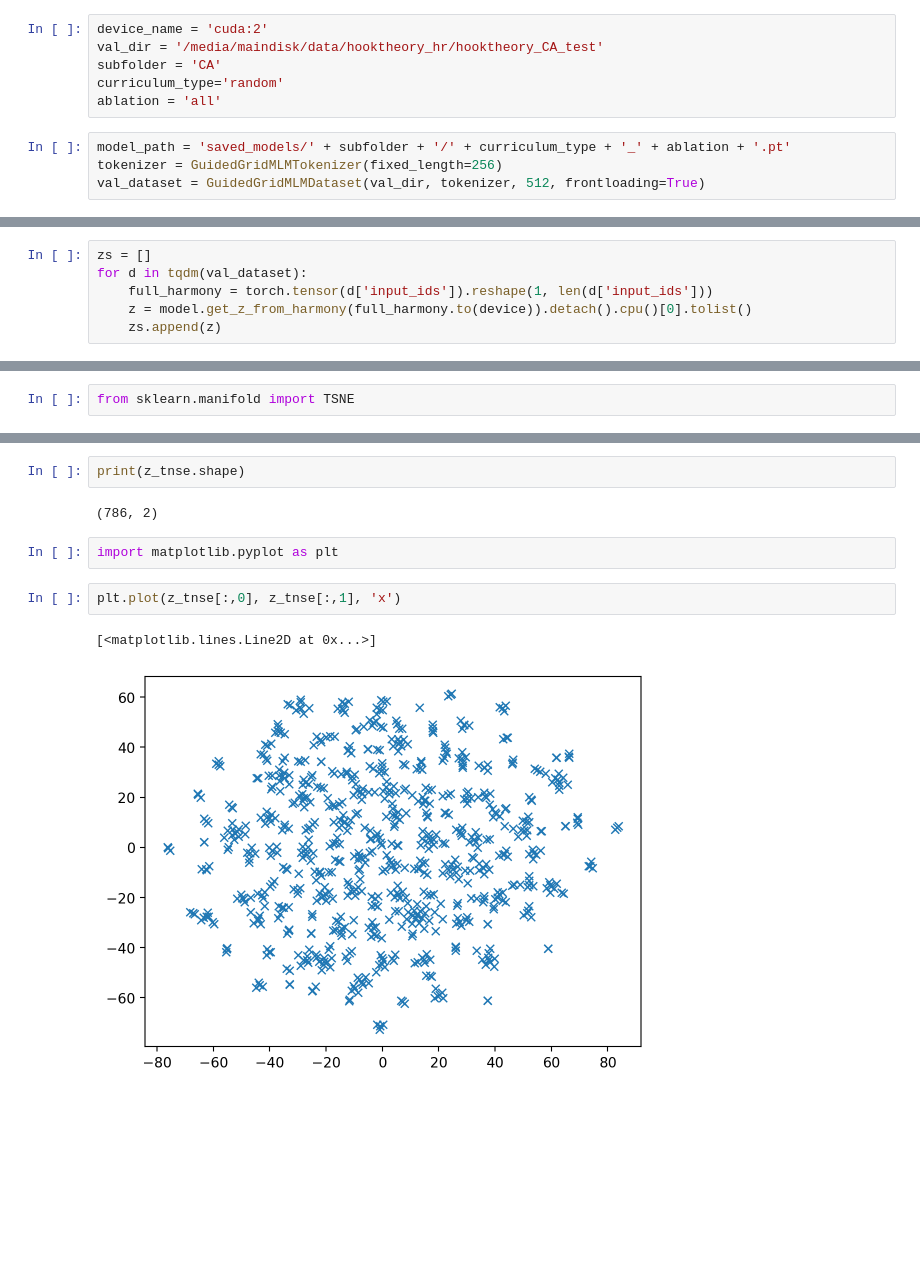
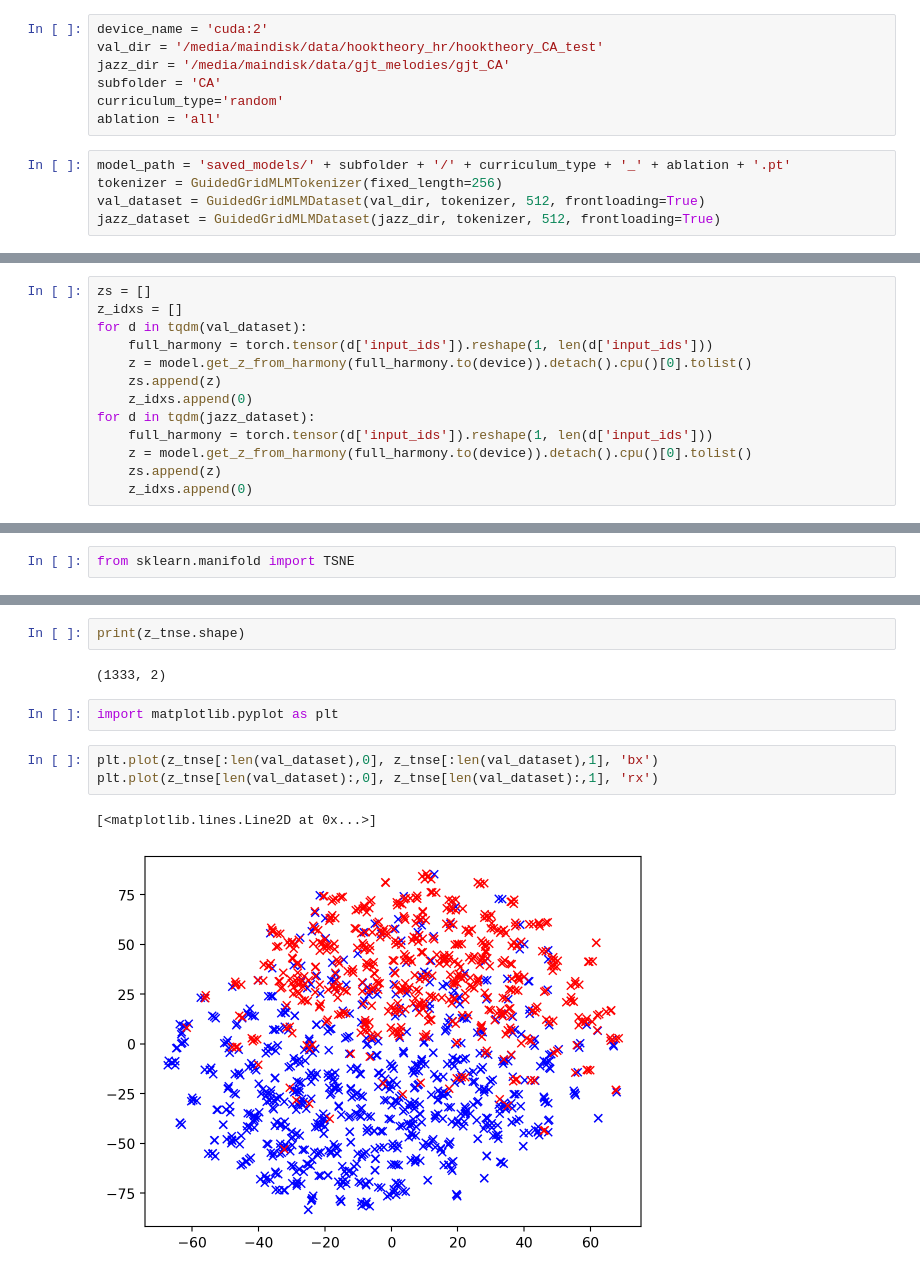
Before and after one commit to maximoskp/GuidedGridMLMH, a Jupyter notebook: visualize_CA.ipynb, the cells around one changed output, grey strips where cells are left out. Saved outputs shown, nothing was run; the diff lists cells and outputs as text; blank space fills up the shorter version.

Commit message:
CA jazz git puch

```diff
--- a/visualize_CA.ipynb
+++ b/visualize_CA.ipynb
@@ -9,6 +9,7 @@ import numpy as np
 # %%
 device_name = 'cuda:2'
 val_dir = '/media/maindisk/data/hooktheory_hr/hooktheory_CA_test'
+jazz_dir = '/media/maindisk/data/gjt_melodies/gjt_CA'
 subfolder = 'CA'
 curriculum_type='random'
 ablation = 'all'
@@ -16,5 +17,6 @@ ablation = 'all'
 model_path = 'saved_models/' + subfolder + '/' + curriculum_type + '_' + ablation + '.pt'
 tokenizer = GuidedGridMLMTokenizer(fixed_length=256)
 val_dataset = GuidedGridMLMDataset(val_dir, tokenizer, 512, frontloading=True)
+jazz_dataset = GuidedGridMLMDataset(jazz_dir, tokenizer, 512, frontloading=True)
 # %% [output]
 Loading data file.
@@ -76,10 +79,17 @@ GuidedMLMH(
 )
 # %%
 zs = []
+z_idxs = []
 for d in tqdm(val_dataset):
     full_harmony = torch.tensor(d['input_ids']).reshape(1, len(d['input_ids']))
     z = model.get_z_from_harmony(full_harmony.to(device)).detach().cpu()[0].tolist()
     zs.append(z)
+    z_idxs.append(0)
+for d in tqdm(jazz_dataset):
+    full_harmony = torch.tensor(d['input_ids']).reshape(1, len(d['input_ids']))
+    z = model.get_z_from_harmony(full_harmony.to(device)).detach().cpu()[0].tolist()
+    zs.append(z)
+    z_idxs.append(0)
 # %%
 z_np = np.array( zs )
 # %%
@@ -128,11 +140,12 @@ OpenBLAS Warning : Detect OpenMP Loop and this application may hang. Please rebu
 # %%
 print(z_tnse.shape)
 # %% [output]
-(786, 2)
+(1333, 2)
 # %%
 import matplotlib.pyplot as plt
 # %%
-plt.plot(z_tnse[:,0], z_tnse[:,1], 'x')
+plt.plot(z_tnse[:len(val_dataset),0], z_tnse[:len(val_dataset),1], 'bx')
+plt.plot(z_tnse[len(val_dataset):,0], z_tnse[len(val_dataset):,1], 'rx')
 # %% [output]
 [<matplotlib.lines.Line2D at 0x...>]
-[figure, old version]
+[figure, new version]
```
Also changed, not shown: parts of 3 cells of this notebook, 4 other files.
